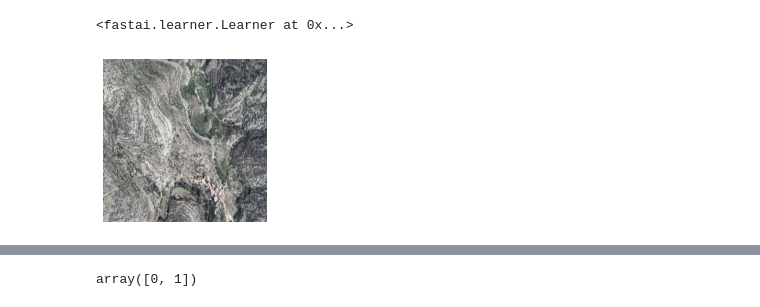
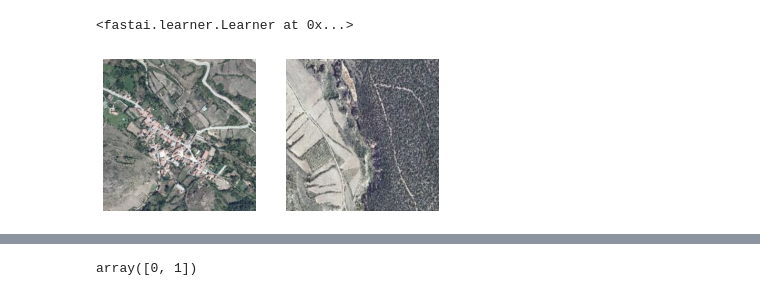
Before and after one commit to IA2021UR/trabajo-ia-en-la-comunidad-de-la-rioja-equipo-6, a Jupyter notebook: PruebaModeloRioja2.ipynb, the cells around one changed output, grey strips where cells are left out. Saved outputs shown, nothing was run; the diff lists cells and outputs as text; code cells hidden in the pictures.

```diff
--- a/PruebaModeloRioja2.ipynb
+++ b/PruebaModeloRioja2.ipynb
@@ -186,11 +186,10 @@ learn.load('hrnet')
 # %%
 fnames = get_image_files(path_images/'test')
 # %%
-dl = learn.dls.test_dl(fnames[7:8])
+dl = learn.dls.test_dl(fnames[2:4])
+dl.show_batch()
+# %% [output]
+[figure, added]
-# %%
-dl.show_batch()
-# %% [output]
-[figure, removed]
 # %%
 preds = learn.get_preds(dl=dl)
 # %% [output]
```
Also changed, not shown: parts of 4 cells of this notebook.
